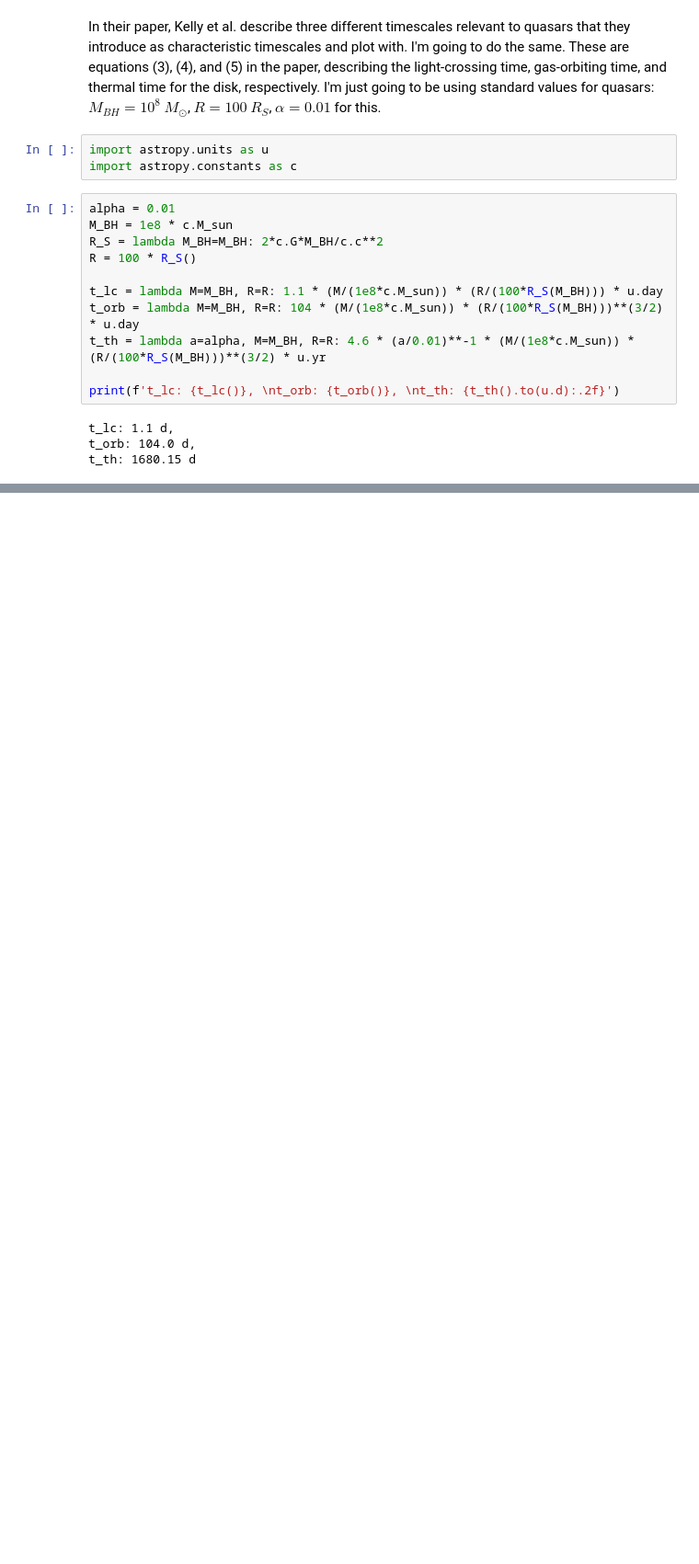
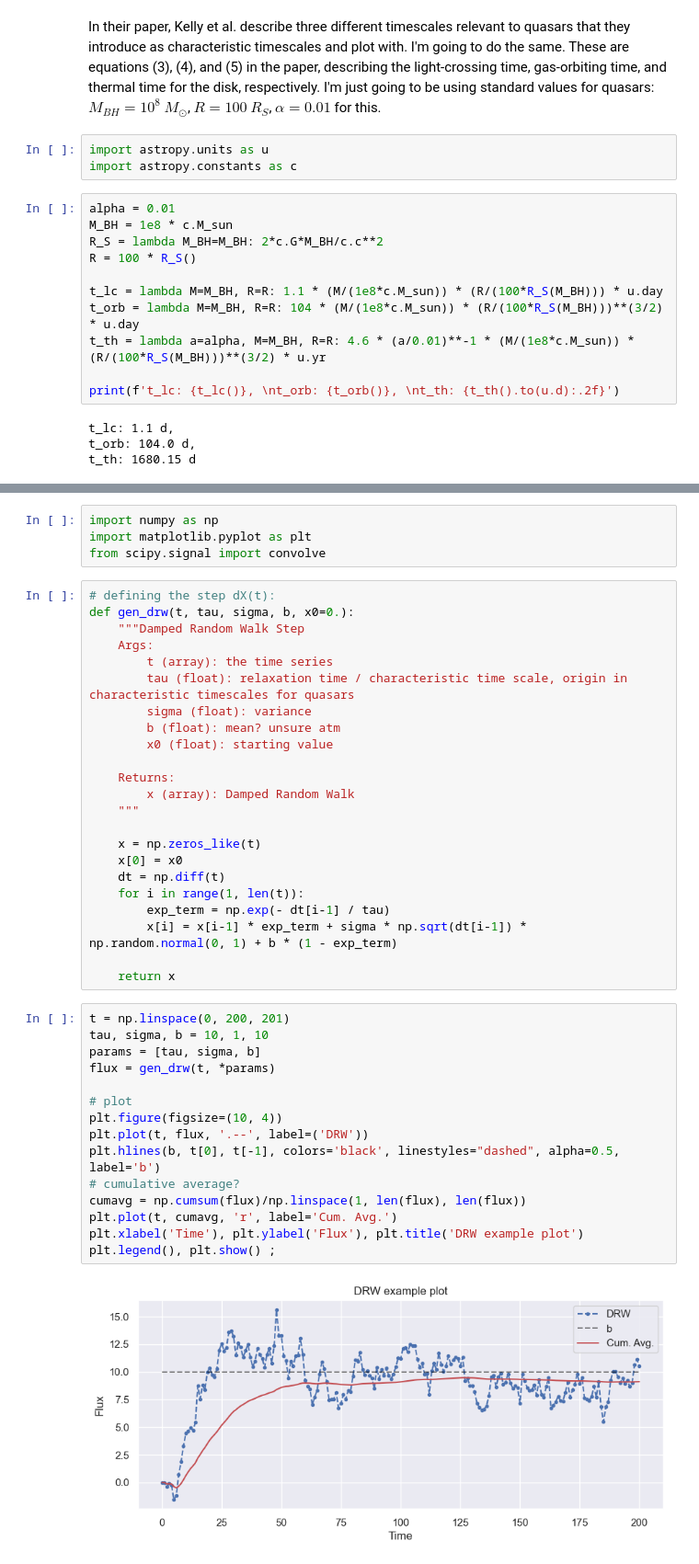
Before and after one commit to maliceious/MastersThesis, a Jupyter notebook: Damped Random Walk.ipynb, the cells around one changed output, grey strips where cells are left out. Shown: that part at 92% size. Cells and saved outputs as stored; diff of their text form; blank space fills up the shorter version.

```diff
--- a/Damped Random Walk.ipynb
+++ b/Damped Random Walk.ipynb
@@ -113,0 +124,44 @@ Above is from the Kelly et al. 2009 paper that I am mimicking. They write: *"The
+# %%
+import numpy as np
+import matplotlib.pyplot as plt
+from scipy.signal import convolve
+# %%
+# defining the step dX(t):
+def gen_drw(t, tau, sigma, b, x0=0.):
+    """Damped Random Walk Step
+    Args:
+        t (array): the time series
+        tau (float): relaxation time / characteristic time scale, origin in characteristic timescales for quasars
+        sigma (float): variance
+        b (float): mean? unsure atm
+        x0 (float): starting value
+
+    Returns:
+        x (array): Damped Random Walk
+    """
+
+    x = np.zeros_like(t)
+    x[0] = x0
+    dt = np.diff(t)
+    for i in range(1, len(t)):
+        exp_term = np.exp(- dt[i-1] / tau)
+        x[i] = x[i-1] * exp_term + sigma * np.sqrt(dt[i-1]) * np.random.normal(0, 1) + b * (1 - exp_term)
+
+    return x
+# %%
+t = np.linspace(0, 200, 201)
+tau, sigma, b = 10, 1, 10
+params = [tau, sigma, b]
+flux = gen_drw(t, *params)
+
+# plot
+plt.figure(figsize=(10, 4))
+plt.plot(t, flux, '.--', label=('DRW'))
+plt.hlines(b, t[0], t[-1], colors='black', linestyles="dashed", alpha=0.5, label='b')
+# cumulative average?
+cumavg = np.cumsum(flux)/np.linspace(1, len(flux), len(flux))
+plt.plot(t, cumavg, 'r', label='Cum. Avg.')
+plt.xlabel('Time'), plt.ylabel('Flux'), plt.title('DRW example plot')
+plt.legend(), plt.show() ;
+# %% [output]
+[figure, added]
```
Also changed, not shown: parts of 14 cells of this notebook, 1 other file.
